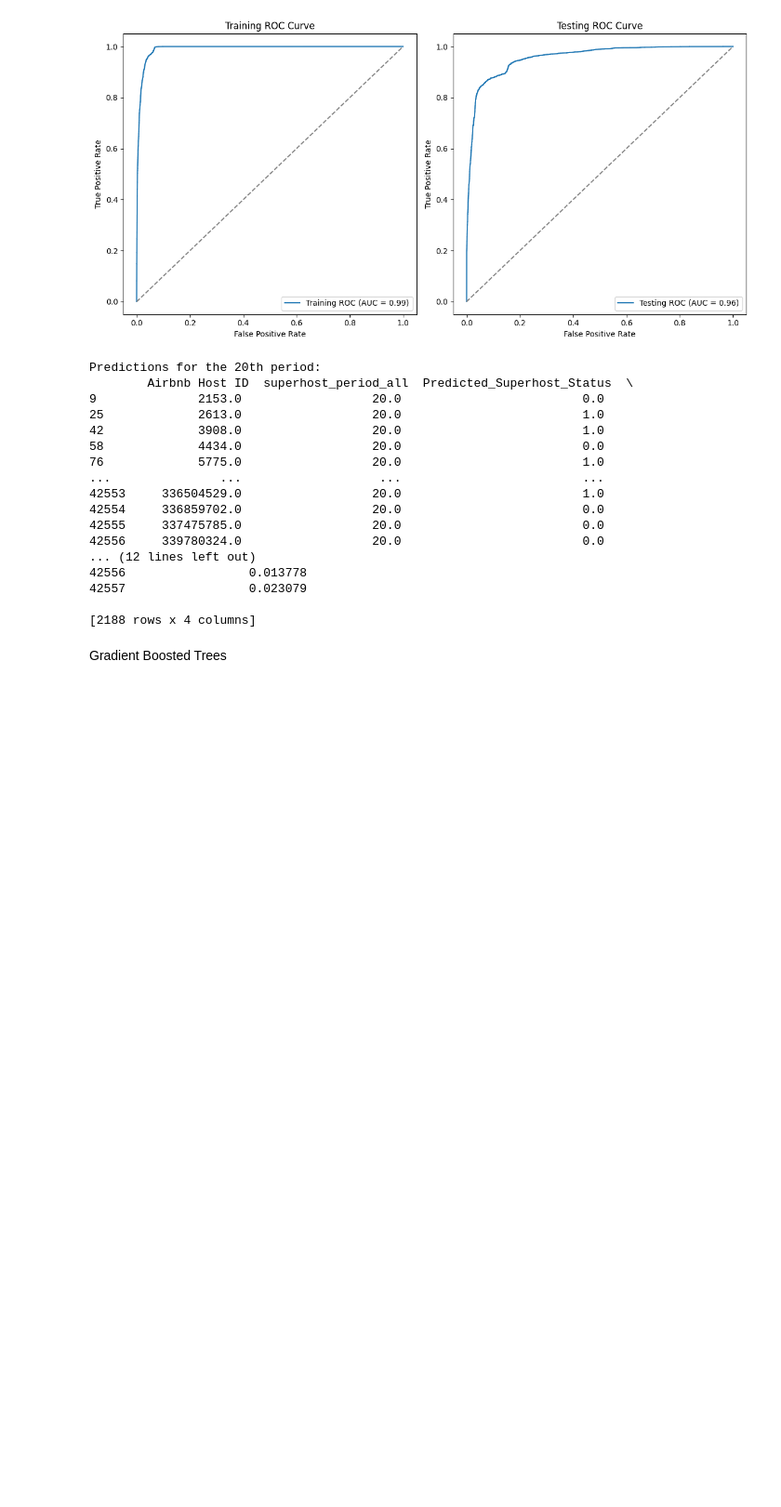
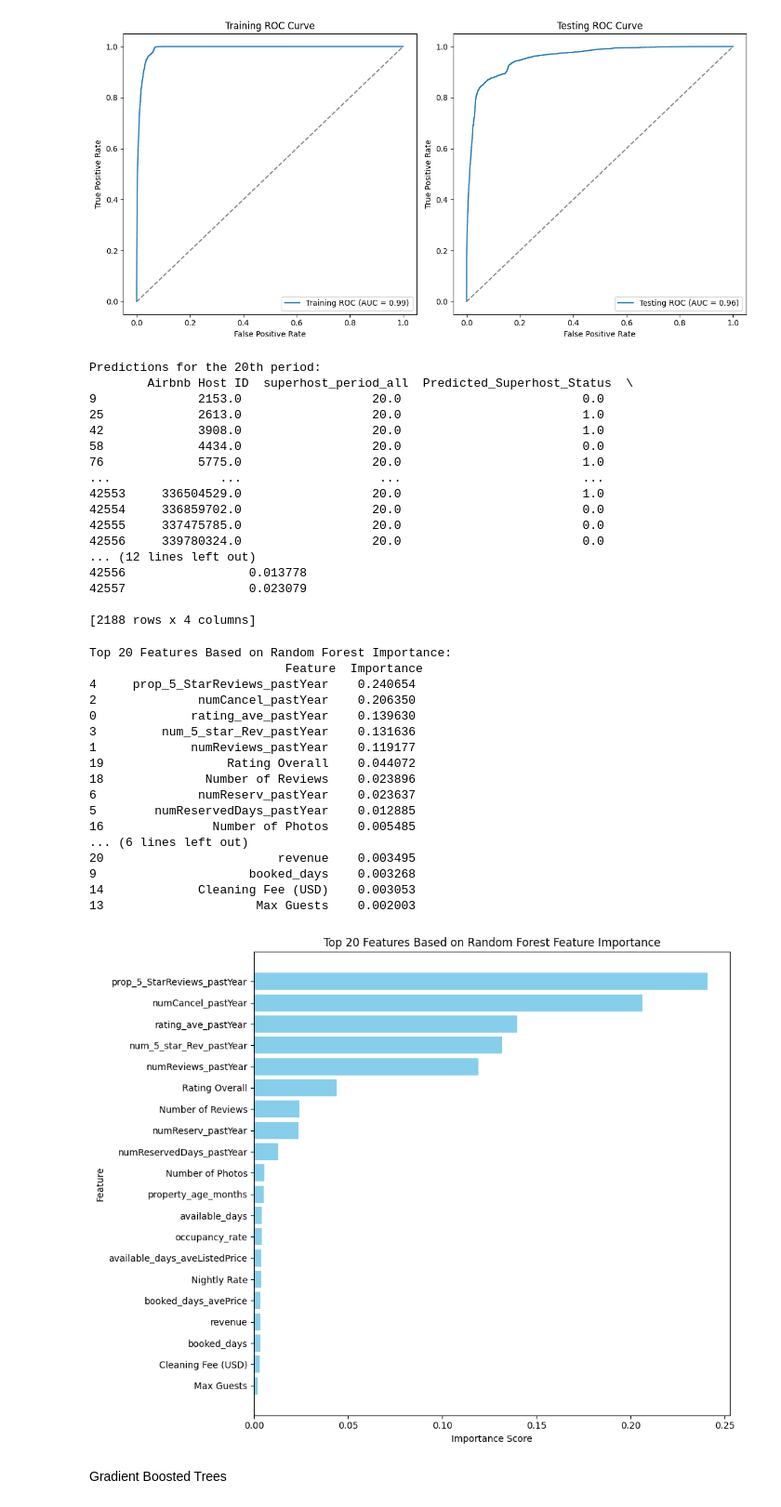
Before and after one commit to Vishnuanand77/airbnb-superhost-prediction, a Jupyter notebook: Superhost_prediction.ipynb, the cells around one changed output. Shown at 93% size. Saved outputs shown, nothing was run; the diff lists cells and outputs as text; code cells hidden in the pictures; blank space fills up the shorter version.

```diff
--- a/Superhost_prediction.ipynb
+++ b/Superhost_prediction.ipynb
@@ -529,6 +613,58 @@ Predictions for the 20th period:
 42557                 0.023079
 
 [2188 rows x 4 columns]
+# %%
+# Extract the feature importances from the Random Forest model
+feature_importances = random_forest_best_model.feature_importances_
+
+# Use the columns from the training data
+feature_names = list(X_train.columns)
+
+# Ensure that the lengths of feature_names and importances match
+if len(feature_names) == len(feature_importances):
+    # Create a DataFrame for feature importance
+    feature_importance_df_random_forest = pd.DataFrame({
+        'Feature': feature_names,
+        'Importance': feature_importances
+    })
+
+    # Sort the DataFrame by importance in descending order
+    feature_importance_df_random_forest = feature_importance_df_random_forest.sort_values(by='Importance', ascending=False)
+
+    # Print the top 20 features
+    print("\nTop 20 Features Based on Random Forest Importance:\n", feature_importance_df_random_forest.head(20))
+
+    # Visualize the top 20 features
+    top_20_features = feature_importance_df_random_forest.head(20)
+    plt.figure(figsize=(10, 8))
+    plt.barh(top_20_features['Feature'], top_20_features['Importance'], color='skyblue')
+    plt.xlabel('Importance Score')
+    plt.ylabel('Feature')
+    plt.title('Top 20 Features Based on Random Forest Feature Importance')
+    plt.gca().invert_yaxis()  # Invert y-axis to show most important features at the top
+    plt.tight_layout()
+    plt.show()
+else:
+    print("Error: The lengths of feature_names and feature_importances do not match.")
+# %% [output]
+Top 20 Features Based on Random Forest Importance:
+                           Feature  Importance
+4     prop_5_StarReviews_pastYear    0.240654
+2              numCancel_pastYear    0.206350
+0             rating_ave_pastYear    0.139630
+3         num_5_star_Rev_pastYear    0.131636
+1             numReviews_pastYear    0.119177
+19                 Rating Overall    0.044072
+18              Number of Reviews    0.023896
+6              numReserv_pastYear    0.023637
+5        numReservedDays_pastYear    0.012885
+16               Number of Photos    0.005485
+... (6 lines left out)
+20                        revenue    0.003495
+9                     booked_days    0.003268
+14             Cleaning Fee (USD)    0.003053
+13                     Max Guests    0.002003
+[figure, added]
 # %% [markdown]
 Gradient Boosted Trees
 # %%
```
Also changed, not shown: parts of 9 cells of this notebook.
